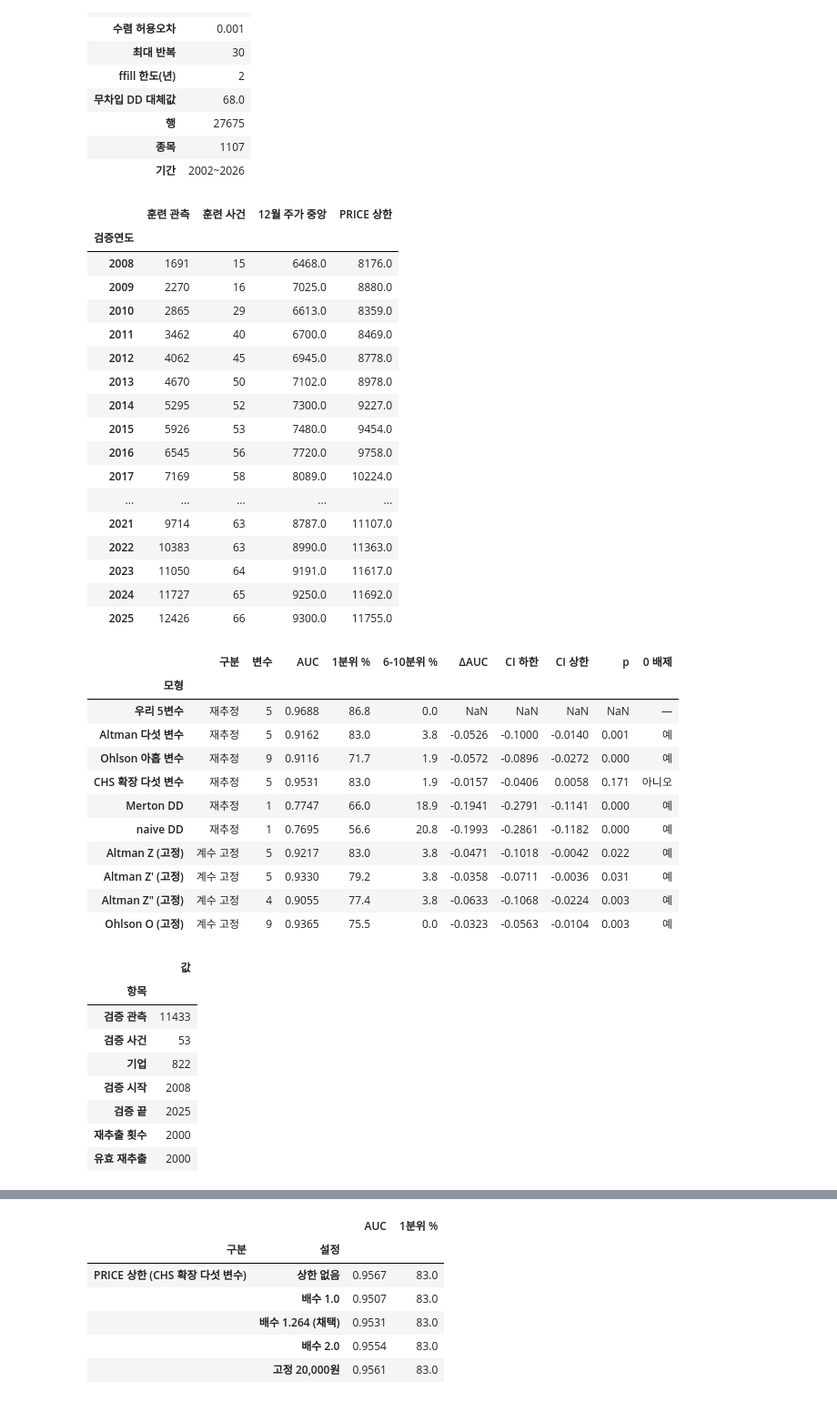
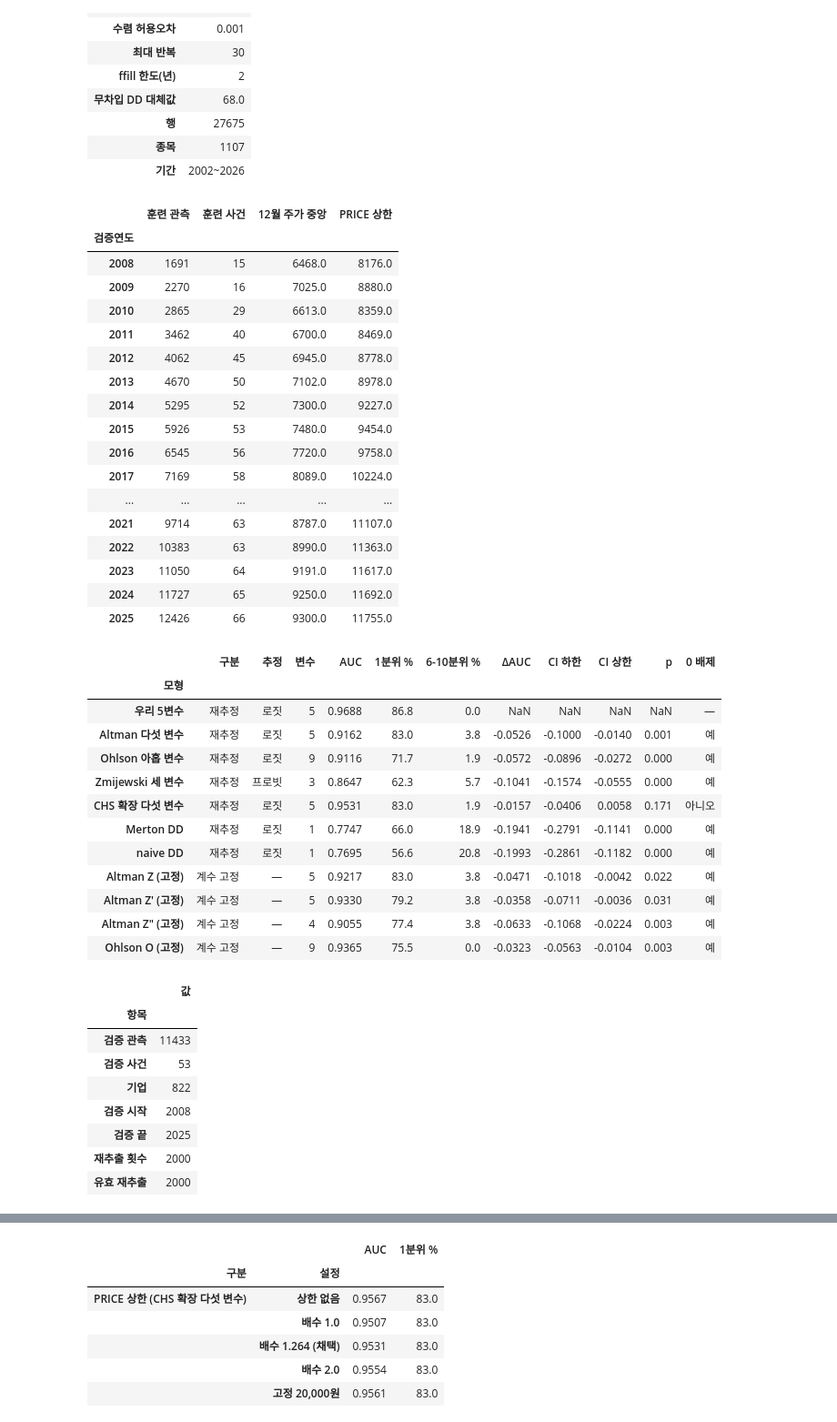
Before and after one commit to Seanjeon0220/project, a Jupyter notebook: quant/fVoL/kospi/delisted_withD.ipynb, the cells around one changed output, grey strips where cells are left out. Shown at 91% size. Saved outputs shown, nothing was run; the diff lists cells and outputs as text; code cells hidden in the pictures.

```diff
--- a/quant/fVoL/kospi/delisted_withD.ipynb
+++ b/quant/fVoL/kospi/delisted_withD.ipynb
@@ -6428,6 +6439,10 @@ a8['O_NITA'] = a8['ttm_ibq'] / a8['TA']
 a8['O_FUTL'] = (a8['ttm_ibq'] + a8['ttm_dpq']) / a8['TL'].where(a8['TL'] > 0)
 a8['O_FUTL_B'] = a8['ttm_oancfq'] / a8['TL'].where(a8['TL'] > 0)
 
+a8['Z_ROA'] = a8['ttm_ibq'] / a8['TA']
+a8['Z_FINL'] = a8['TL'] / a8['TA']
+a8['Z_LIQ'] = a8['actq'] / a8['lctq'].where(a8['lctq'] > 0)
+
 a8 = a8.sort_values(['code', 'year']).reset_index(drop=True)
 a8['ni_l1'] = a8.groupby('code')['ttm_ibq'].shift(1)
 a8['yr_l1'] = a8.groupby('code')['year'].shift(1)
@@ -6458,6 +6473,7 @@ a8['F_DEBT'] = ((a8['dlcq'] + 0.5 * a8['dlttq'].fillna(0)) * KRW).where(a8['dlcq
 A8V = ['A_X1', 'A_X2', 'A_X3', 'A_X3B', 'A_X4', 'A_X4B', 'A_X5', 'Z', 'ZP', 'ZPP',
        'O_SIZE', 'O_TLTA', 'O_WCTA', 'O_CLCA', 'O_OENEG', 'O_NITA', 'O_FUTL',
        'O_FUTL_B', 'O_INTWO', 'O_CHIN', 'OSCORE',
+       'Z_ROA', 'Z_FINL', 'Z_LIQ',
        'C_NIMTA', 'C_TLMTA', 'C_CASHMTA', 'C_MB', 'C_PRICE', 'ME', 'F_DEBT']
 
 a8_g = (a8[['code']].drop_duplicates()
@@ -6516,7 +6532,8 @@ display(na)
 
 desc = a8[['A_X1', 'A_X2', 'A_X3', 'A_X4', 'A_X5', 'Z', 'ZP', 'ZPP',
            'O_SIZE', 'O_TLTA', 'O_WCTA', 'O_CLCA', 'O_NITA', 'O_FUTL', 'O_CHIN',
-           'OSCORE', 'C_NIMTA', 'C_TLMTA', 'C_CASHMTA', 'C_MB', 'C_PRICE']].describe(
+           'OSCORE', 'Z_LIQ', 'C_NIMTA', 'C_TLMTA', 'C_CASHMTA', 'C_MB',
+           'C_PRICE']].describe(
     percentiles=[.01, .25, .5, .75, .99])
 desc = desc.T[['count', 'mean', 'std', '1%', '25%', '50%', '75%', '99%']]
 desc['count'] = desc['count'].astype(int)
@@ -6525,6 +6542,17 @@ display(desc.round(4))
 
 a8_p = pd.read_parquet('shumway_panel.parquet')
 a8_j = a8_p.merge(a8_g, on=['code', 'obs_year'], how='left')
+
+a8_z = a8_j.dropna(subset=['Z_ROA_f', 'Z_FINL_f', 'Z_LIQ_f',
+                           'O_CLCA_f', 'NITA_f', 'TLTA_f'])
+zeq = pd.DataFrame({
+    '대조 건수': [len(a8_z)] * 3,
+    '최대 절대차': [float((a8_z['Z_ROA_f'] - a8_z['NITA_f']).abs().max()),
+               float((a8_z['Z_FINL_f'] - a8_z['TLTA_f']).abs().max()),
+               float((a8_z['Z_LIQ_f'] * a8_z['O_CLCA_f'] - 1).abs().max())]},
+    index=pd.Index(['ROA 대 NITA', 'FINL 대 TLTA', 'LIQ × CLCA 대 1'],
+                   name='Zmijewski 변수와 기존 변수'))
+display(zeq)
 A8_SETS = {
     '우리 5변수': [c + '_f' for c in ['NITA', 'TLTA', 'RSIZE', 'EXRET']]
                 + ['SIGMA_d12_fill_a_f'],
@@ -6532,6 +6560,7 @@ A8_SETS = {
     'Altman Z (고정)': ['Z_f'],
     'Ohlson 9변수 (재추정)': [c + '_f' for c in A8_OC],
     'Ohlson O (고정)': ['OSCORE_f'],
+    'Zmijewski 세 변수 (재추정)': ['Z_ROA_f', 'Z_FINL_f', 'Z_LIQ_f'],
     'CHS 확장 5변수 (재추정)': ['C_NIMTA_f', 'C_TLMTA_f', 'C_CASHMTA_f', 'C_MB_f',
                           'C_PRICE_f'],
 }
@@ -7051,19 +7086,21 @@ C8_ALT = ['A_X1_f', 'A_X2_f', 'A_X3_f', 'A_X4_f', 'A_X5_f']
 C8_ALTB = ['A_X1_f', 'A_X2_f', 'A_X3_f', 'A_X4B_f', 'A_X5_f']
 C8_OHL = ['O_SIZE_f', 'O_TLTA_f', 'O_WCTA_f', 'O_CLCA_f', 'O_OENEG_f', 'O_NITA_f',
           'O_FUTL_f', 'O_INTWO_f', 'O_CHIN_f']
+C8_ZMI = ['Z_ROA_f', 'Z_FINL_f', 'Z_LIQ_f']
 C8_DUM = ['O_OENEG_f', 'O_INTWO_f']
 C8_CHS = ['C_NIMTA_f', 'C_TLMTA_f', 'C_CASHMTA_f', 'C_MB_f', 'C_LOGP']
-C8_NEED = (C8_OURS + C8_ALT + ['A_X4B_f'] + C8_OHL
+C8_NEED = (C8_OURS + C8_ALT + ['A_X4B_f'] + C8_OHL + C8_ZMI
            + ['C_NIMTA_f', 'C_TLMTA_f', 'C_CASHMTA_f', 'C_MB_f', 'C_PRICE_f']
            + ['M_DD_f', 'N_DD_f'])
 
 C8_FIT = {
-    '우리 5변수': C8_OURS,
-    'Altman 다섯 변수': C8_ALT,
-    'Ohlson 아홉 변수': C8_OHL,
-    'CHS 확장 다섯 변수': C8_CHS,
-    'Merton DD': ['M_DD_f'],
-    'naive DD': ['N_DD_f'],
+    '우리 5변수': (C8_OURS, 'logit'),
+    'Altman 다섯 변수': (C8_ALT, 'logit'),
+    'Ohlson 아홉 변수': (C8_OHL, 'logit'),
+    'Zmijewski 세 변수': (C8_ZMI, 'probit'),
+    'CHS 확장 다섯 변수': (C8_CHS, 'logit'),
+    'Merton DD': (['M_DD_f'], 'logit'),
+    'naive DD': (['N_DD_f'], 'logit'),
 }
 C8_FIX = {
     'Altman Z (고정)': (C8_ALT, np.array([.012 * 100, .014 * 100, .033 * 100,
@@ -7080,6 +7117,7 @@ c8_d = c8_d[c8_d['obs_year'] <= int(c8_j['obs_year'].max())]
 
 c8_rows = []
 c8_caps = []
+c8_cf = []
 for c8_t in range(C8_TEST0, int(c8_d['obs_year'].max()) + 1):
     tr = c8_d[(c8_d['obs_year'] >= C8_TR0) & (c8_d['obs_year'] < c8_t)].copy()
     te = c8_d[c8_d['obs_year'] == c8_t].copy()
@@ -7092,7 +7130,7 @@ for c8_t in range(C8_TEST0, int(c8_d['obs_year'].max()) + 1):
     for f in (tr, te):
         f['C_LOGP'] = np.log(f['C_PRICE_f'].clip(upper=cap))
     o = te[['code', 'obs_year', 'y']].copy()
-    for c8_k, c8_c in C8_FIT.items():
+    for c8_k, (c8_c, c8_lk) in C8_FIT.items():
         w = [x for x in c8_c if x not in C8_DUM]
         lo, hi = tr[w].quantile(C8_WZ), tr[w].quantile(1 - C8_WZ)
         Xtr, Xte = tr[c8_c].copy(), te[c8_c].copy()
@@ -7102,8 +7140,14 @@ for c8_t in range(C8_TEST0, int(c8_d['obs_year'].max()) + 1):
         Xtr = sm.add_constant(Xtr[var].astype(float))
         Xte = sm.add_constant(Xte[var].astype(float), has_constant='add')
         try:
-            m = sm.Logit(tr['y'].astype(float), Xtr).fit(disp=0)
+            m = (sm.Probit if c8_lk == 'probit' else sm.Logit)(
+                tr['y'].astype(float), Xtr).fit(disp=0)
             o[c8_k] = np.asarray(m.predict(Xte))
+            for c8_v in m.params.index:
+                c8_cf.append({'검증연도': c8_t, '모형': c8_k, '변수': c8_v,
+                              '계수': float(m.params[c8_v]),
+                              'z': float(m.tvalues[c8_v]),
+                              'p': float(m.pvalues[c8_v])})
         except Exception:
             o[c8_k] = np.nan
     for c8_k, (c8_c, c8_w, c8_b, c8_s) in C8_FIX.items():
@@ -7114,6 +7158,7 @@ for c8_t in range(C8_TEST0, int(c8_d['obs_year'].max()) + 1):
         o[c8_k] = c8_s * (c8_b + Xte.astype(float).to_numpy() @ c8_w)
     c8_rows.append(o)
 
+c8_coef = pd.DataFrame(c8_cf)
 c8_S = pd.concat(c8_rows, ignore_index=True)
 C8_ALLM = list(C8_FIT) + list(C8_FIX)
 c8_S = c8_S.dropna(subset=C8_ALLM).reset_index(drop=True)
@@ -7147,7 +7192,9 @@ for c8_i, c8_k in enumerate(C8_ALLM):
     ev = c8_S[c8_S['y'] == 1]
     a = c8_auc(c8_y, c8_sc[c8_k])
     r = {'모형': c8_k, '구분': '재추정' if c8_k in C8_FIT else '계수 고정',
-         '변수': len(C8_FIT[c8_k]) if c8_k in C8_FIT else len(C8_FIX[c8_k][0]),
+         '추정': ('프로빗' if C8_FIT[c8_k][1] == 'probit' else '로짓')
+               if c8_k in C8_FIT else '—',
+         '변수': len(C8_FIT[c8_k][0]) if c8_k in C8_FIT else len(C8_FIX[c8_k][0]),
          'AUC': round(a, 4),
          '1분위 %': round((ev[c8_k + '_dec'] == 1).mean() * 100, 1),
          '6-10분위 %': round((ev[c8_k + '_dec'] >= 6).mean() * 100, 1)}
@@ -7189,45 +7236,62 @@ display(c8_cor)
 
 c8_yr = (c8_S.groupby('obs_year').agg(검증관측=('y', 'size'), 사건=('y', 'sum')))
 c8_yr.loc['합계'] = c8_yr.sum()
 c8_yr.index.name = '검증연도'
 display(c8_yr)
 
+C8_FIG = [k for k in C8_ALLM if k != '우리 5변수']
+figsave('fig_altcmp_forest', {
+    'ref': '우리 5변수',
+    'ref_auc': float(c8_t1.loc['우리 5변수', 'AUC']),
+    'lab': C8_FIG,
+    'kind': [str(c8_t1.loc[k, '구분']) for k in C8_FIG],
+    'auc': [float(c8_t1.loc[k, 'AUC']) for k in C8_FIG],
+    'd': [float(c8_t1.loc[k, 'ΔAUC']) for k in C8_FIG],
+    'lo': [float(c8_t1.loc[k, 'CI 하한']) for k in C8_FIG],
+    'hi': [float(c8_t1.loc[k, 'CI 상한']) for k in C8_FIG],
+    'p': [float(c8_t1.loc[k, 'p']) for k in C8_FIG]})
+
+figsave('fig_altcmp_corr', {
+    'names': [str(v) for v in c8_cor.columns],
+    'S': [[float(v) for v in r] for r in c8_cor.values]})
+
 c8_ov = pd.DataFrame({'값': [C8_TR0, C8_TEST0, f'{C8_WZ:.0%} / {1 - C8_WZ:.0%}',
                             C8_PMULT, ', '.join(C8_DUM)]},
                      index=pd.Index(['훈련 시작', '검증 시작', '윈저 (훈련 표본)',
                                      'PRICE 상한 배수', '윈저 제외 (더미)'], name='설정'))
 display(c8_ov)
 # %% [output]
 |  | 훈련 관측 | 훈련 사건 | 12월 주가 중앙 | PRICE 상한 |
 | 검증연도 |  |  |  |  |
 | 2008 | 1691 | 15 | 6468.0 | 8176.0 |
 | 2009 | 2270 | 16 | 7025.0 | 8880.0 |
 | 2010 | 2865 | 29 | 6613.0 | 8359.0 |
 | 2011 | 3462 | 40 | 6700.0 | 8469.0 |
 | 2012 | 4062 | 45 | 6945.0 | 8778.0 |
 | 2013 | 4670 | 50 | 7102.0 | 8978.0 |
 | 2014 | 5295 | 52 | 7300.0 | 9227.0 |
 | 2015 | 5926 | 53 | 7480.0 | 9454.0 |
 | 2016 | 6545 | 56 | 7720.0 | 9758.0 |
 | 2017 | 7169 | 58 | 8089.0 | 10224.0 |
 | ... | ... | ... | ... | ... |
 | 2021 | 9714 | 63 | 8787.0 | 11107.0 |
 | 2022 | 10383 | 63 | 8990.0 | 11363.0 |
 | 2023 | 11050 | 64 | 9191.0 | 11617.0 |
 | 2024 | 11727 | 65 | 9250.0 | 11692.0 |
 | 2025 | 12426 | 66 | 9300.0 | 11755.0 |
-|  | 구분 | 변수 | AUC | 1분위 % | 6-10분위 % | ΔAUC | CI 하한 | CI 상한 | p | 0 배제 |
-| 모형 |  |  |  |  |  |  |  |  |  |  |
-| 우리 5변수 | 재추정 | 5 | 0.9688 | 86.8 | 0.0 | NaN | NaN | NaN | NaN | — |
-| Altman 다섯 변수 | 재추정 | 5 | 0.9162 | 83.0 | 3.8 | -0.0526 | -0.1000 | -0.0140 | 0.001 | 예 |
-| Ohlson 아홉 변수 | 재추정 | 9 | 0.9116 | 71.7 | 1.9 | -0.0572 | -0.0896 | -0.0272 | 0.000 | 예 |
-| CHS 확장 다섯 변수 | 재추정 | 5 | 0.9531 | 83.0 | 1.9 | -0.0157 | -0.0406 | 0.0058 | 0.171 | 아니오 |
-| Merton DD | 재추정 | 1 | 0.7747 | 66.0 | 18.9 | -0.1941 | -0.2791 | -0.1141 | 0.000 | 예 |
-| naive DD | 재추정 | 1 | 0.7695 | 56.6 | 20.8 | -0.1993 | -0.2861 | -0.1182 | 0.000 | 예 |
-| Altman Z (고정) | 계수 고정 | 5 | 0.9217 | 83.0 | 3.8 | -0.0471 | -0.1018 | -0.0042 | 0.022 | 예 |
-| Altman Z′ (고정) | 계수 고정 | 5 | 0.9330 | 79.2 | 3.8 | -0.0358 | -0.0711 | -0.0036 | 0.031 | 예 |
-| Altman Z″ (고정) | 계수 고정 | 4 | 0.9055 | 77.4 | 3.8 | -0.0633 | -0.1068 | -0.0224 | 0.003 | 예 |
-| Ohlson O (고정) | 계수 고정 | 9 | 0.9365 | 75.5 | 0.0 | -0.0323 | -0.0563 | -0.0104 | 0.003 | 예 |
+|  | 구분 | 추정 | 변수 | AUC | 1분위 % | 6-10분위 % | ΔAUC | CI 하한 | CI 상한 | p | 0 배제 |
+| 모형 |  |  |  |  |  |  |  |  |  |  |  |
+| 우리 5변수 | 재추정 | 로짓 | 5 | 0.9688 | 86.8 | 0.0 | NaN | NaN | NaN | NaN | — |
+| Altman 다섯 변수 | 재추정 | 로짓 | 5 | 0.9162 | 83.0 | 3.8 | -0.0526 | -0.1000 | -0.0140 | 0.001 | 예 |
+| Ohlson 아홉 변수 | 재추정 | 로짓 | 9 | 0.9116 | 71.7 | 1.9 | -0.0572 | -0.0896 | -0.0272 | 0.000 | 예 |
+| Zmijewski 세 변수 | 재추정 | 프로빗 | 3 | 0.8647 | 62.3 | 5.7 | -0.1041 | -0.1574 | -0.0555 | 0.000 | 예 |
+| CHS 확장 다섯 변수 | 재추정 | 로짓 | 5 | 0.9531 | 83.0 | 1.9 | -0.0157 | -0.0406 | 0.0058 | 0.171 | 아니오 |
+| Merton DD | 재추정 | 로짓 | 1 | 0.7747 | 66.0 | 18.9 | -0.1941 | -0.2791 | -0.1141 | 0.000 | 예 |
+| naive DD | 재추정 | 로짓 | 1 | 0.7695 | 56.6 | 20.8 | -0.1993 | -0.2861 | -0.1182 | 0.000 | 예 |
+| Altman Z (고정) | 계수 고정 | — | 5 | 0.9217 | 83.0 | 3.8 | -0.0471 | -0.1018 | -0.0042 | 0.022 | 예 |
+| Altman Z′ (고정) | 계수 고정 | — | 5 | 0.9330 | 79.2 | 3.8 | -0.0358 | -0.0711 | -0.0036 | 0.031 | 예 |
+| Altman Z″ (고정) | 계수 고정 | — | 4 | 0.9055 | 77.4 | 3.8 | -0.0633 | -0.1068 | -0.0224 | 0.003 | 예 |
+| Ohlson O (고정) | 계수 고정 | — | 9 | 0.9365 | 75.5 | 0.0 | -0.0323 | -0.0563 | -0.0104 | 0.003 | 예 |
 |  | 값 |
 | 항목 |  |
 | 검증 관측 | 11433 |
```
Also changed, not shown: parts of 26 cells of this notebook, 2 other files.
